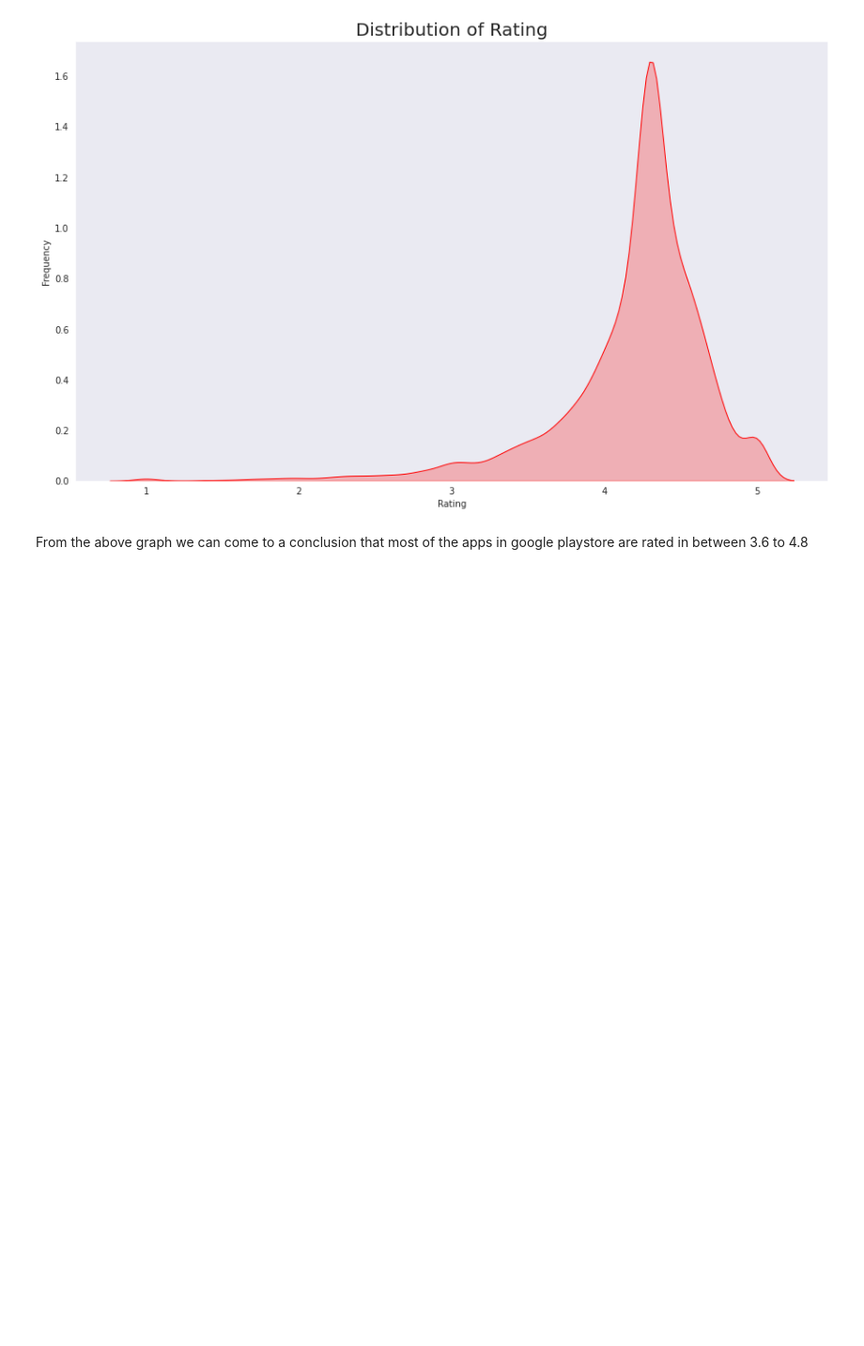
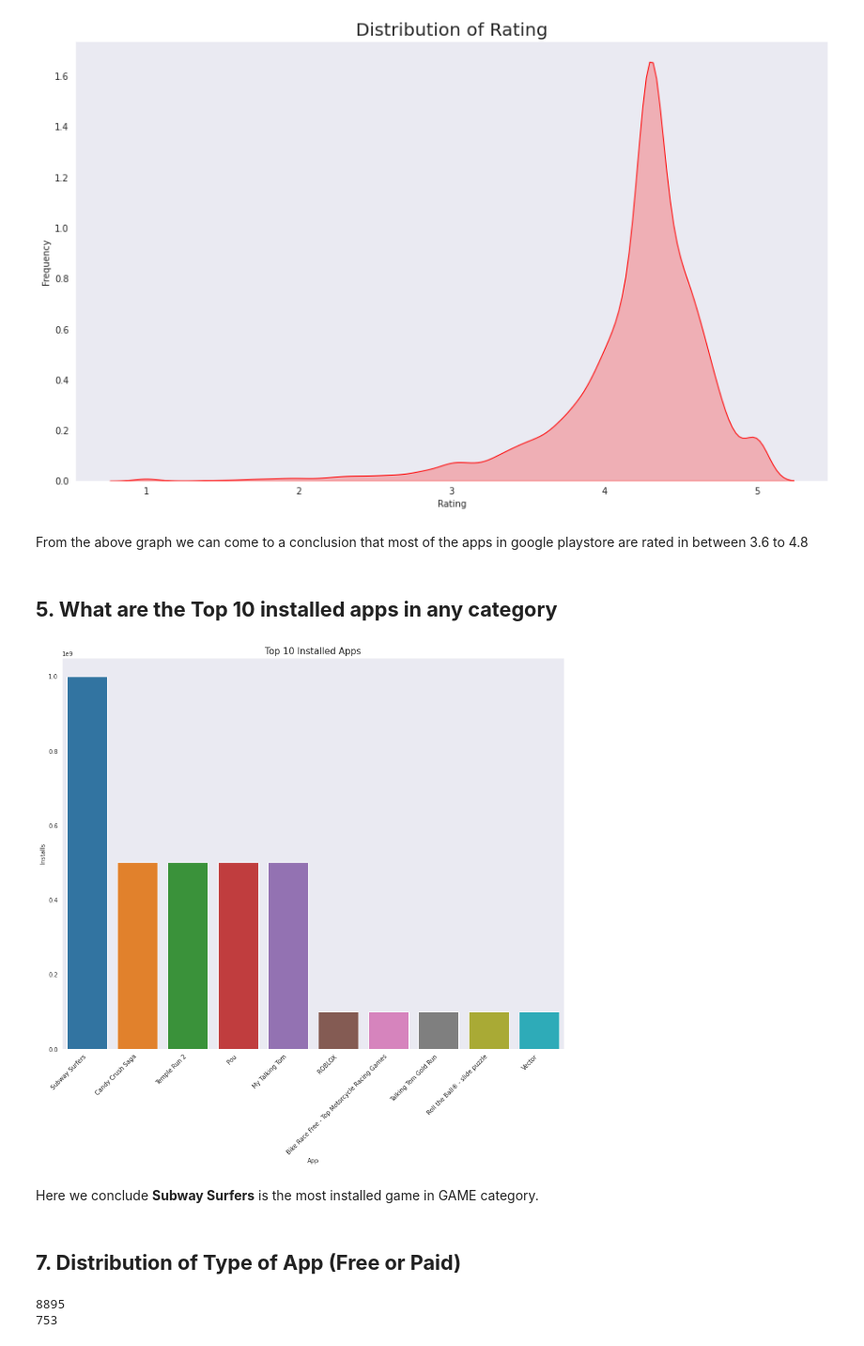
Before and after one commit to Faraz-Khan02/Play-Store-App-Review-Analysis, a Jupyter notebook: Play_Store_App_Review_Analysis_Capstone_Project.ipynb, the cells around one changed output. Shown at 94% size. Cells and saved outputs as stored; diff of their text form; code cells hidden in the pictures; blank space fills up the shorter version.

```diff
--- a/Play_Store_App_Review_Analysis_Capstone_Project.ipynb
+++ b/Play_Store_App_Review_Analysis_Capstone_Project.ipynb
@@ -750,3 +754,31 @@ plt.title('Distribution of Rating',size = 20);
 [figure]
 # %% [markdown]
 From the above graph we can come to a conclusion that most of the apps in google playstore are rated in between 3.6 to 4.8
+# %% [markdown]
+## **5.  What are the Top 10 installed apps in any category**
+# %%
+# function to find top 10 installed app in any category
+def top10category(str):
+    str = str.upper()
+    top10 = ps_df[ps_df['Category'] == str]
+    top10apps = top10.sort_values(by='Installs', ascending=False).head(10)
+    plt.figure(figsize=(15,12))
+    plt.title('Top 10 Installed Apps',size = 15);
+    graph = sns.barplot(x = top10apps.App, y = top10apps.Installs)
+    graph.set_xticklabels(graph.get_xticklabels(), rotation= 45, horizontalalignment='right');
+# %%
+top10category('Game')
+# %% [output]
+[figure, added]
+# %% [markdown]
+Here we conclude **Subway Surfers** is the most installed game in GAME category.
+# %% [markdown]
+## **7. Distribution of Type of App (Free or Paid)**
+# %%
+free_apps=len(ps_df[ps_df['Type']=='Free'])
+print(free_apps)
+paid_apps=len(ps_df[ps_df['Type']=='Paid'])
+print(paid_apps)
+# %% [output]
+8895
+753
```
Also changed, not shown: parts of 42 cells of this notebook.
